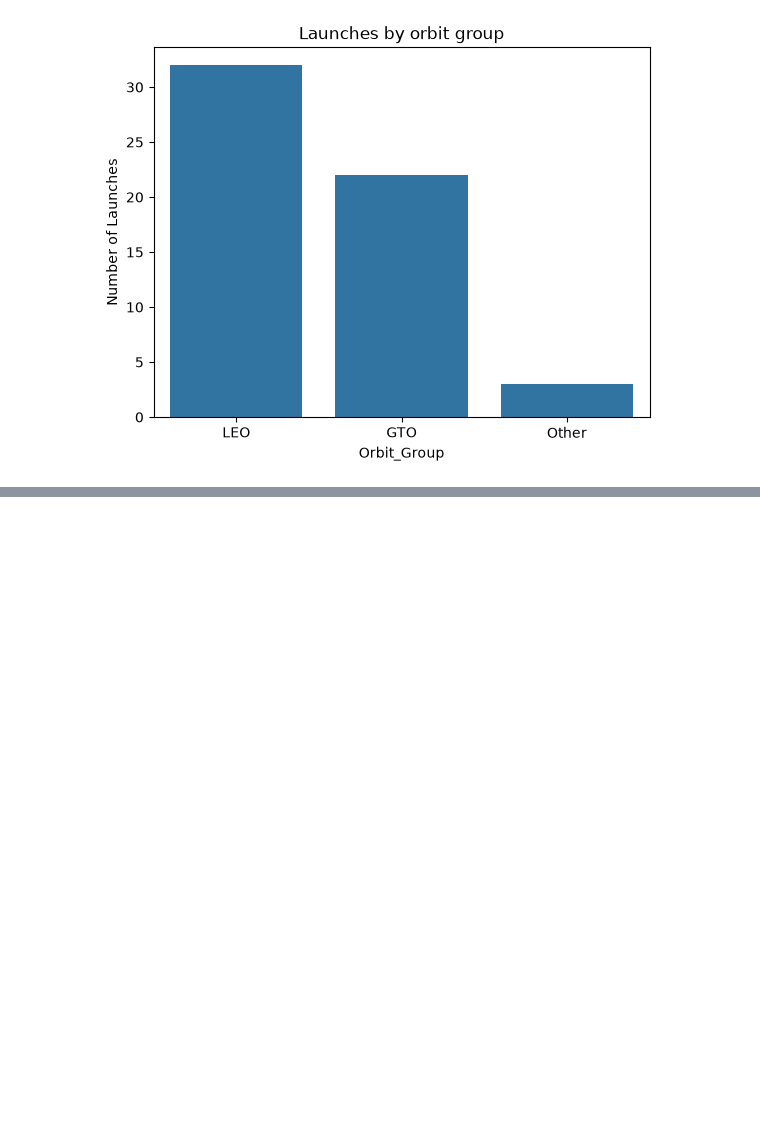
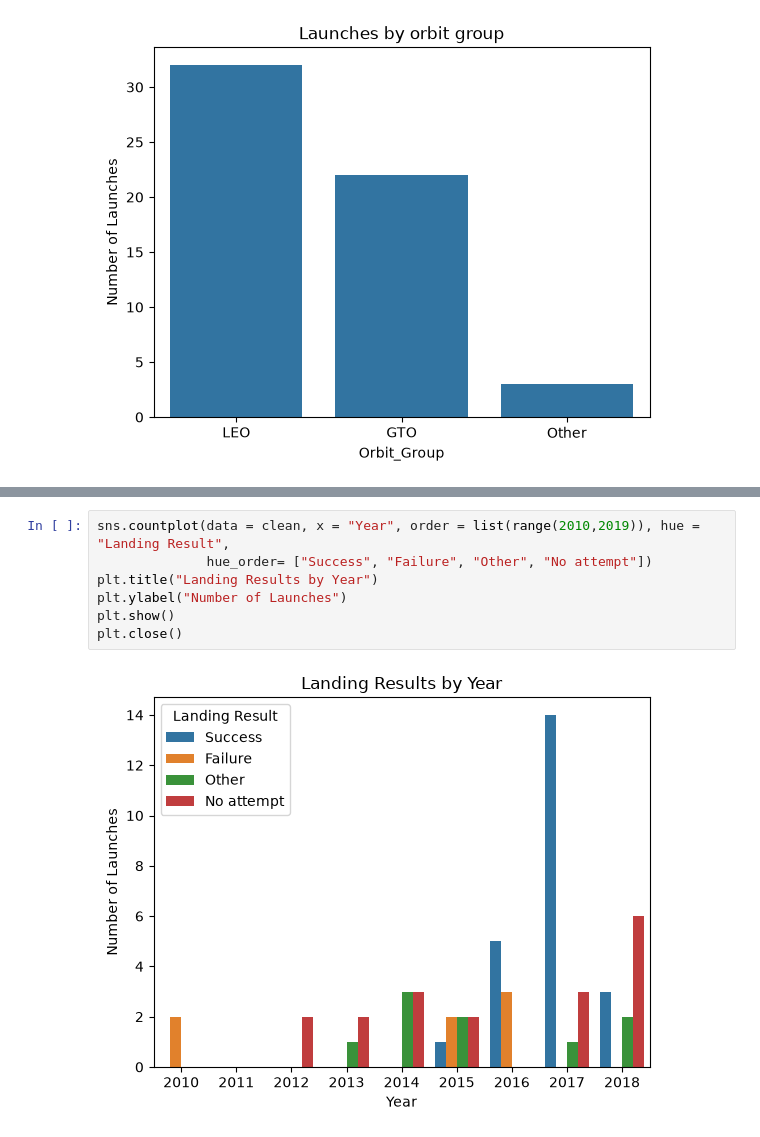
Before and after one commit to harshaie/AI-Foundations-Project, a Jupyter notebook: AI Foundations Project.ipynb, the cells around one changed output, grey strips where cells are left out. Saved outputs shown, nothing was run; the diff lists cells and outputs as text; blank space fills up the shorter version.

```diff
--- a/AI Foundations Project.ipynb
+++ b/AI Foundations Project.ipynb
@@ -443,0 +449,9 @@ plt.close()
+# %%
+sns.countplot(data = clean, x = "Year", order = list(range(2010,2019)), hue = "Landing Result",
+              hue_order= ["Success", "Failure", "Other", "No attempt"])
+plt.title("Landing Results by Year")
+plt.ylabel("Number of Launches")
+plt.show()
+plt.close()
+# %% [output]
+[figure, added]
```
Also changed, not shown: parts of 2 cells of this notebook.
